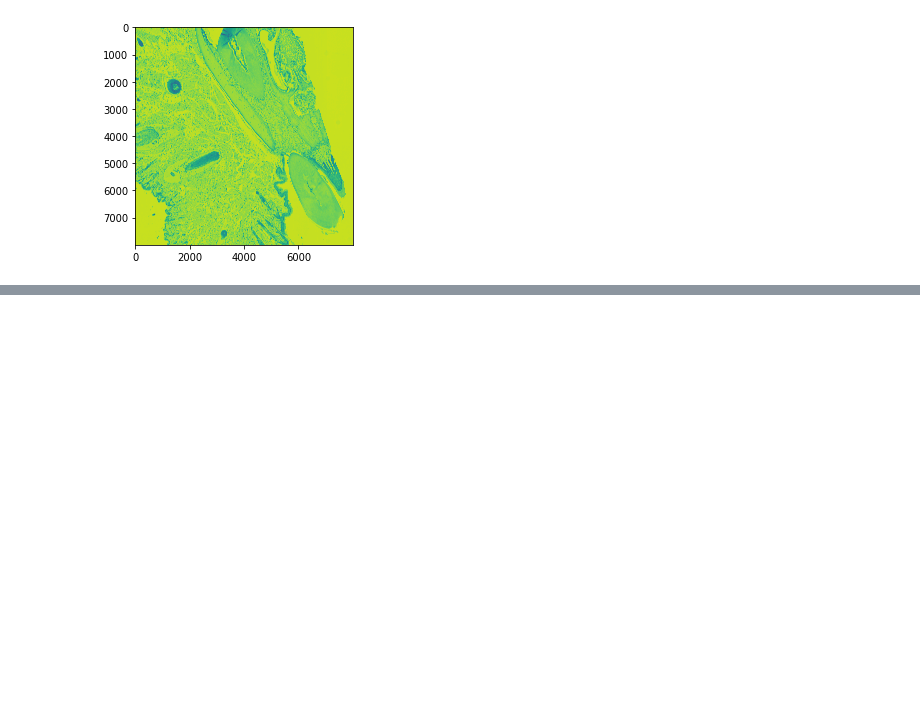
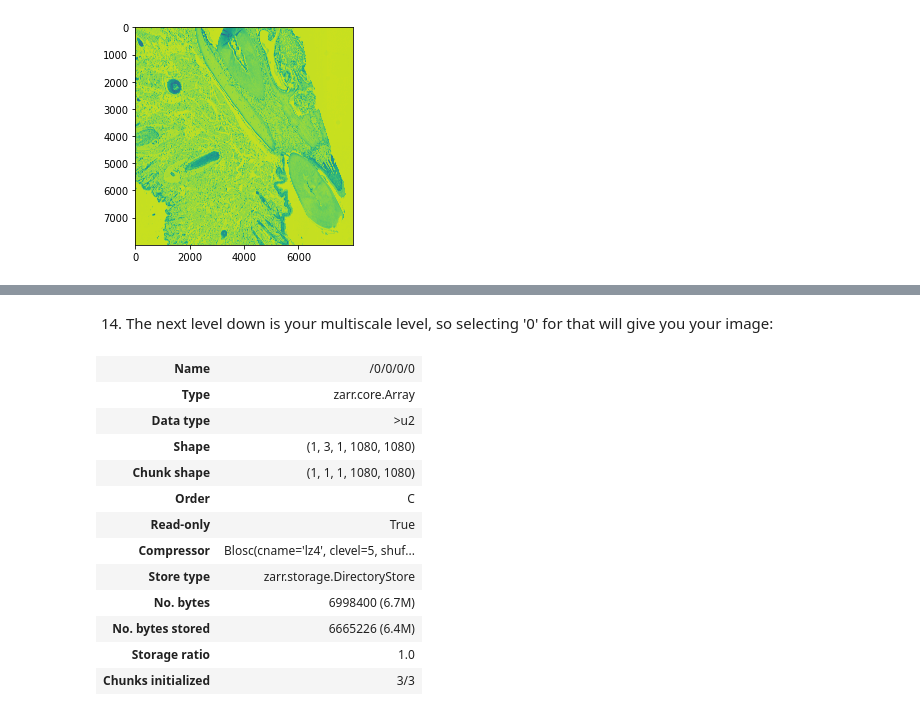
Before and after one commit to TheJacksonLaboratory/zarr_and_dask_demo, a Jupyter notebook: tutorials/02_ome-zarr_basics.ipynb, the cells around one changed output, grey strips where cells are left out. Cells and saved outputs as stored; diff of their text form; code cells hidden in the pictures; blank space fills up the shorter version.

```diff
--- a/tutorials/02_ome-zarr_basics.ipynb
+++ b/tutorials/02_ome-zarr_basics.ipynb
@@ -175,0 +220,18 @@ plt.imshow(za[0,0,0,10000:18000,16000:24000]);
+# %% [markdown]
+14. The next level down is your multiscale level, so selecting '0' for that will give you your image:
+# %%
+plate['0/0/0/0'].info
+# %% [output]
+| Name | /0/0/0/0 |
+| Type | zarr.core.Array |
+| Data type | >u2 |
+| Shape | (1, 3, 1, 1080, 1080) |
+| Chunk shape | (1, 1, 1, 1080, 1080) |
+| Order | C |
+| Read-only | True |
+| Compressor | Blosc(cname='lz4', clevel=5, shuf... |
+| Store type | zarr.storage.DirectoryStore |
+| No. bytes | 6998400 (6.7M) |
+| No. bytes stored | 6665226 (6.4M) |
+| Storage ratio | 1.0 |
+| Chunks initialized | 3/3 |
```
Also changed, not shown: parts of 19 cells of this notebook, 4 other files.
